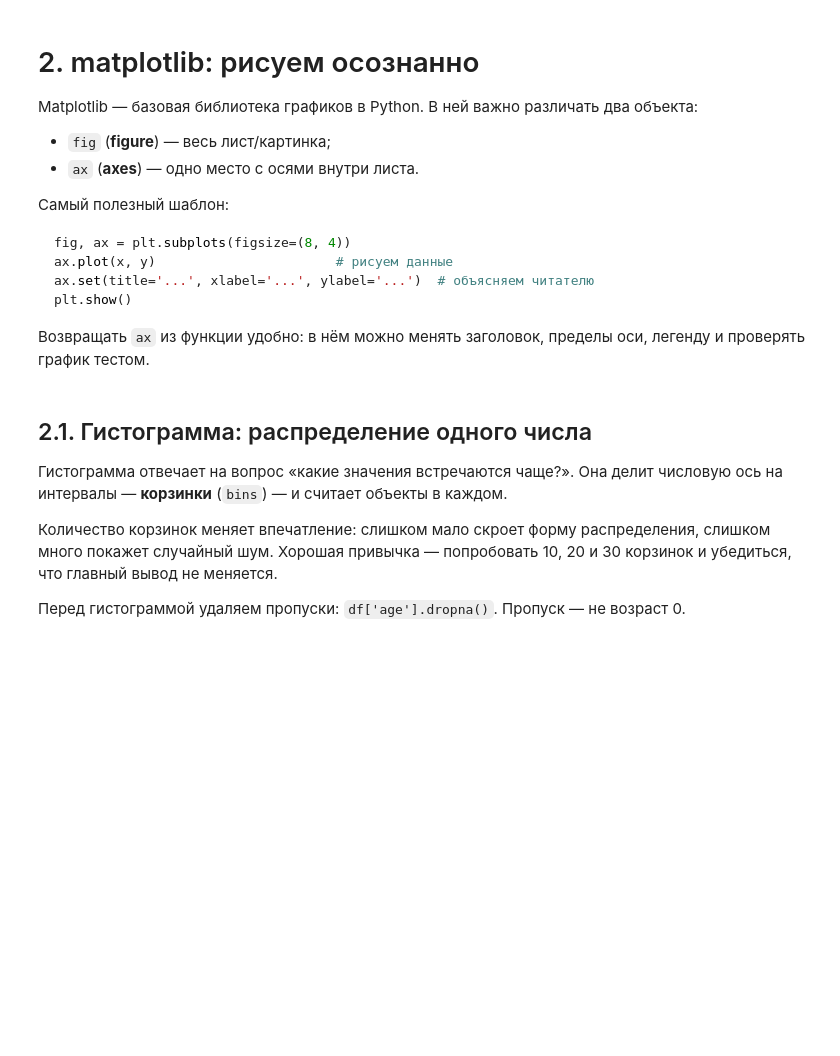
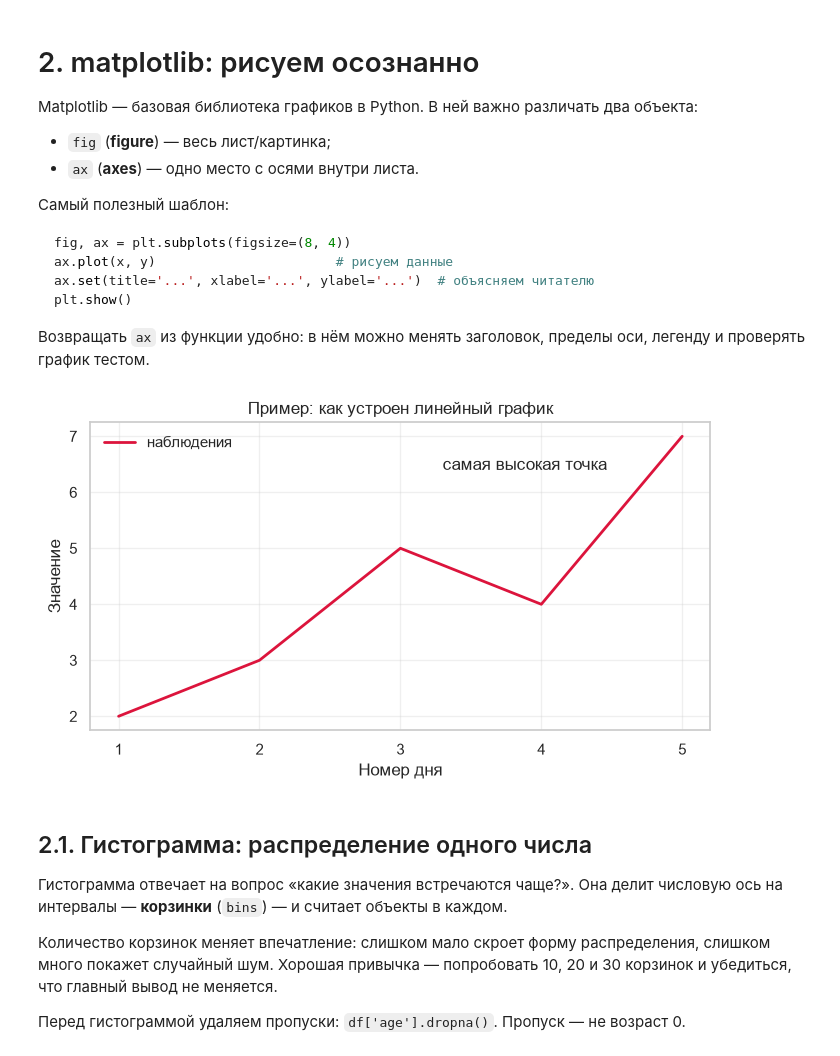
Before and after one commit to The-Mixa/ugmgu_vsosh_ai, a Jupyter notebook: programming/class08: data visualization/data_visualization.ipynb, the cells around one changed output. Drawn from its saved outputs; the diff is of its cells as text; code cells hidden in the pictures; blank space fills up the shorter version.

```diff
--- a/programming/class08: data visualization/data_visualization.ipynb
+++ b/programming/class08: data visualization/data_visualization.ipynb
@@ -74,16 +83,19 @@ plt.show()
 Возвращать `ax` из функции удобно: в нём можно менять заголовок, пределы оси, легенду и проверять график тестом.
 # %%
 # Анатомия одного графика: точки, подписи, сетка, легенда и аннотация.
+import matplotlib.pyplot as plt
 x = np.arange(1, 6)
 y = np.array([2, 3, 5, 4, 7])
 fig, ax = plt.subplots(figsize=(8, 4))
-ax.plot(x, y, marker='o', linewidth=2, color='crimson', label='наблюдения')
+ax.plot(x, y, linewidth=2, color='crimson', label='наблюдения')
 ax.annotate('самая высокая точка', xy=(5, 7), xytext=(3.3, 6.4), arrowprops={'arrowstyle': '->'})
 ax.set(title='Пример: как устроен линейный график', xlabel='Номер дня', ylabel='Значение')
 ax.set_xticks(x)
 ax.legend()
 ax.grid(alpha=.3)
 plt.show()
+# %% [output]
+[figure, added]
 # %% [markdown]
 ## 2.1. Гистограмма: распределение одного числа
 
```
Also changed, not shown: parts of 20 cells of this notebook, 3 other files.
